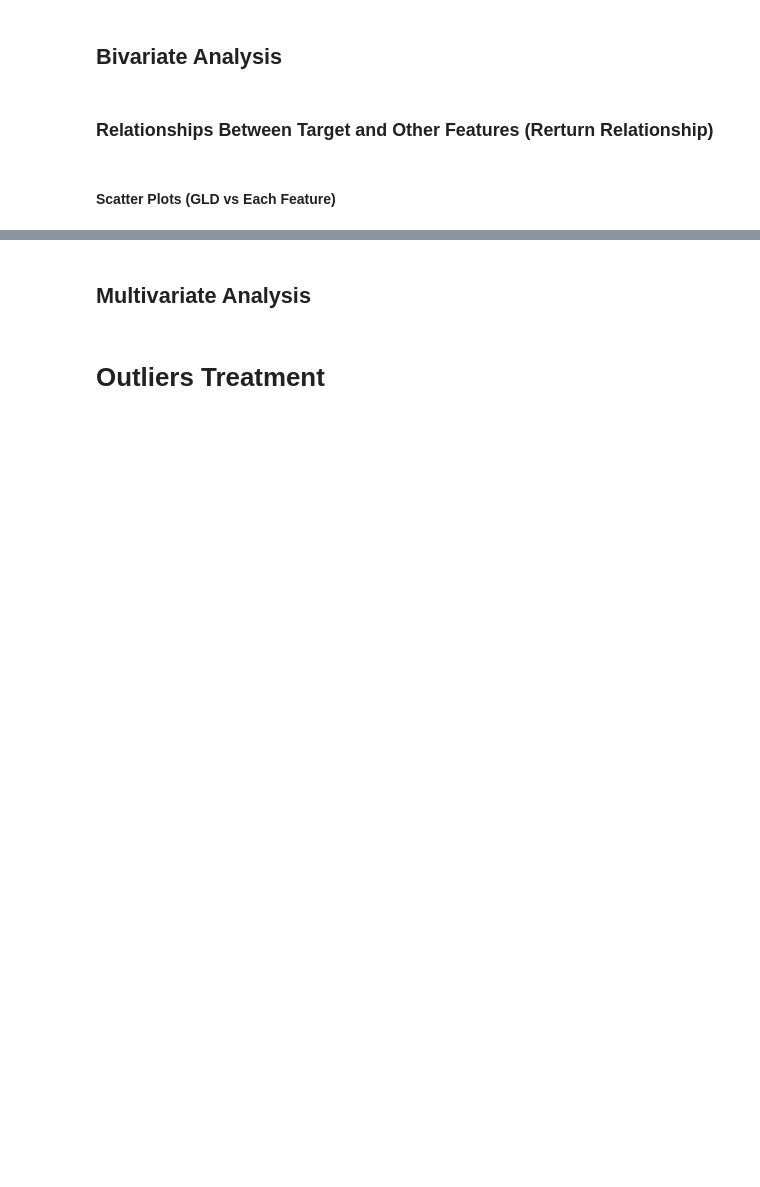
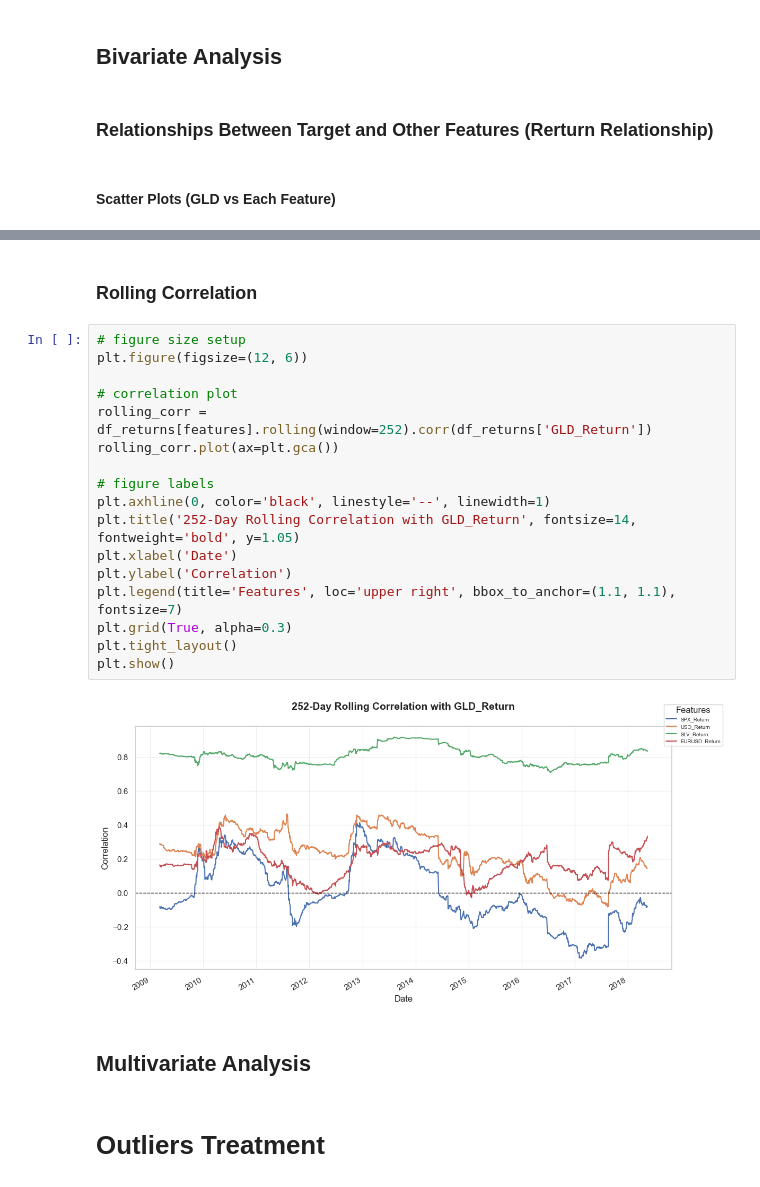
Before and after one commit to tshihab07/gold-price-forecasting, a Jupyter notebook: notebookes/dataPreprocessing.ipynb, the cells around one changed output, grey strips where cells are left out. Saved outputs shown, nothing was run; the diff lists cells and outputs as text; blank space fills up the shorter version.

Commit message:
chore(Bivariate Analysis): implement GLD vs other feature rolling correlation

```diff
--- a/notebookes/dataPreprocessing.ipynb
+++ b/notebookes/dataPreprocessing.ipynb
@@ -722,3 +722,24 @@ plt.show()
+# %% [markdown]
+### **Rolling Correlation**
+# %%
+# figure size setup
+plt.figure(figsize=(12, 6))
+
+# correlation plot
+rolling_corr = df_returns[features].rolling(window=252).corr(df_returns['GLD_Return'])
+rolling_corr.plot(ax=plt.gca())
+
+# figure labels
+plt.axhline(0, color='black', linestyle='--', linewidth=1)
+plt.title('252-Day Rolling Correlation with GLD_Return', fontsize=14, fontweight='bold', y=1.05)
+plt.xlabel('Date')
+plt.ylabel('Correlation')
+plt.legend(title='Features', loc='upper right', bbox_to_anchor=(1.1, 1.1), fontsize=7)
+plt.grid(True, alpha=0.3)
+plt.tight_layout()
+plt.show()
+# %% [output]
+[figure, added]
 # %% [markdown]
 ## **Multivariate Analysis**
 # %% [markdown]
```
Also changed, not shown: parts of 1 cell of this notebook.
